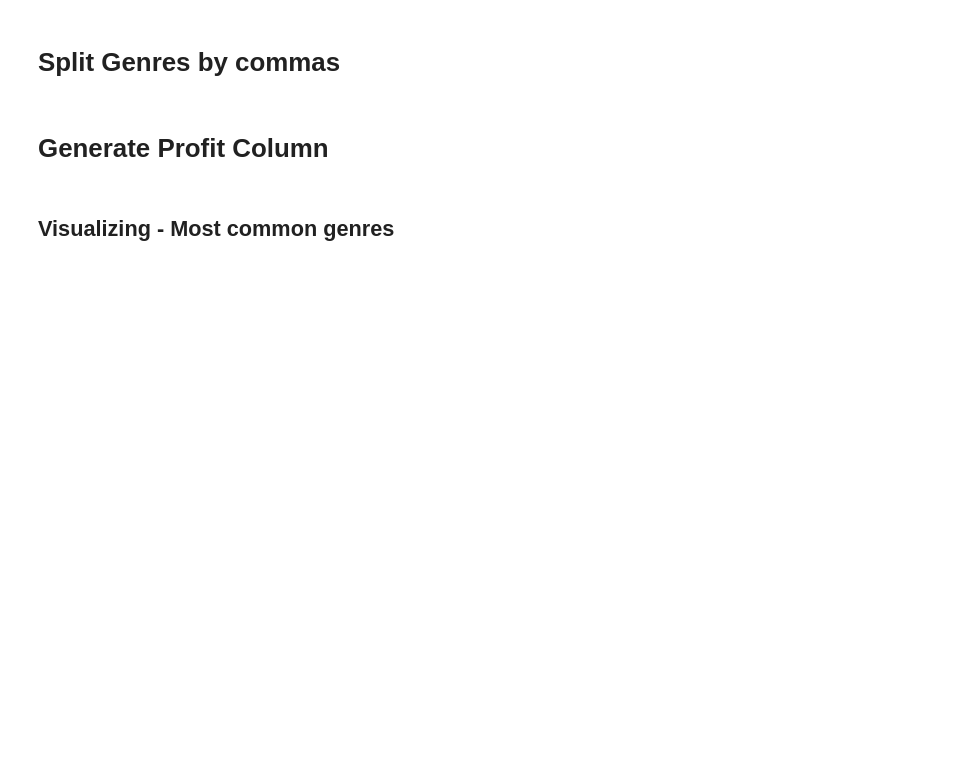
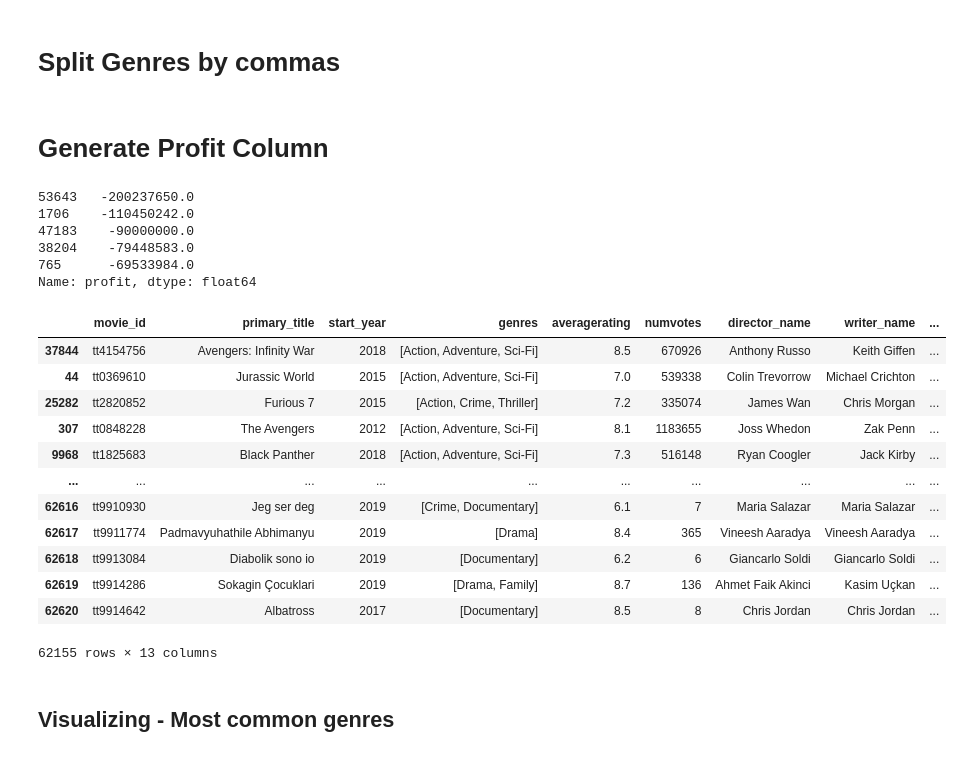
Before and after one commit to ThomasHChapman/p1_project, a Jupyter notebook: tom-working.ipynb, the cells around one changed output. Drawn from its saved outputs; the diff is of its cells as text; code cells hidden in the pictures; blank space fills up the shorter version.

Commit message:
added profit column for movies with budget data

```diff
--- a/tom-working.ipynb
+++ b/tom-working.ipynb
@@ -346,7 +346,36 @@ df3['worldwide_gross'] = df3['worldwide_gross'].str.replace(',','', regex=True)
 # %%
 df3['worldwide_gross'] = df3['worldwide_gross'].str.replace('$','', regex=True)
 # %%
-df3['worldwide_gross'] = df3['worldwide_gross'].astype(float)
+df3['worldwide_gross'] = df3['worldwide_gross'].astype(float).round()
+# %%
+df3['profit'] = (df3['worldwide_gross'] - df3['production_budget']).round()
+# %%
+df3['profit'] = df3['profit'].round()
+# %%
+df3['profit'].sort_values().head()
+# %% [output]
+53643   -200237650.0
+1706    -110450242.0
+47183    -90000000.0
+38204    -79448583.0
+765      -69533984.0
+Name: profit, dtype: float64
+# %%
+df3.sort_values('profit', ascending=False)
+# %% [output]
+|  | movie_id | primary_title | start_year | genres | averagerating | numvotes | director_name | writer_name | ... |
+| 37844 | tt4154756 | Avengers: Infinity War | 2018 | [Action, Adventure, Sci-Fi] | 8.5 | 670926 | Anthony Russo | Keith Giffen | ... |
+| 44 | tt0369610 | Jurassic World | 2015 | [Action, Adventure, Sci-Fi] | 7.0 | 539338 | Colin Trevorrow | Michael Crichton | ... |
+| 25282 | tt2820852 | Furious 7 | 2015 | [Action, Crime, Thriller] | 7.2 | 335074 | James Wan | Chris Morgan | ... |
+| 307 | tt0848228 | The Avengers | 2012 | [Action, Adventure, Sci-Fi] | 8.1 | 1183655 | Joss Whedon | Zak Penn | ... |
+| 9968 | tt1825683 | Black Panther | 2018 | [Action, Adventure, Sci-Fi] | 7.3 | 516148 | Ryan Coogler | Jack Kirby | ... |
+| ... | ... | ... | ... | ... | ... | ... | ... | ... | ... |
+| 62616 | tt9910930 | Jeg ser deg | 2019 | [Crime, Documentary] | 6.1 | 7 | Maria Salazar | Maria Salazar | ... |
+| 62617 | tt9911774 | Padmavyuhathile Abhimanyu | 2019 | [Drama] | 8.4 | 365 | Vineesh Aaradya | Vineesh Aaradya | ... |
+| 62618 | tt9913084 | Diabolik sono io | 2019 | [Documentary] | 6.2 | 6 | Giancarlo Soldi | Giancarlo Soldi | ... |
+| 62619 | tt9914286 | Sokagin Çocuklari | 2019 | [Drama, Family] | 8.7 | 136 | Ahmet Faik Akinci | Kasim Uçkan | ... |
+| 62620 | tt9914642 | Albatross | 2017 | [Documentary] | 8.5 | 8 | Chris Jordan | Chris Jordan | ... |
+62155 rows × 13 columns
 # %% [markdown]
 ## Visualizing - Most common genres
 # %%
```
